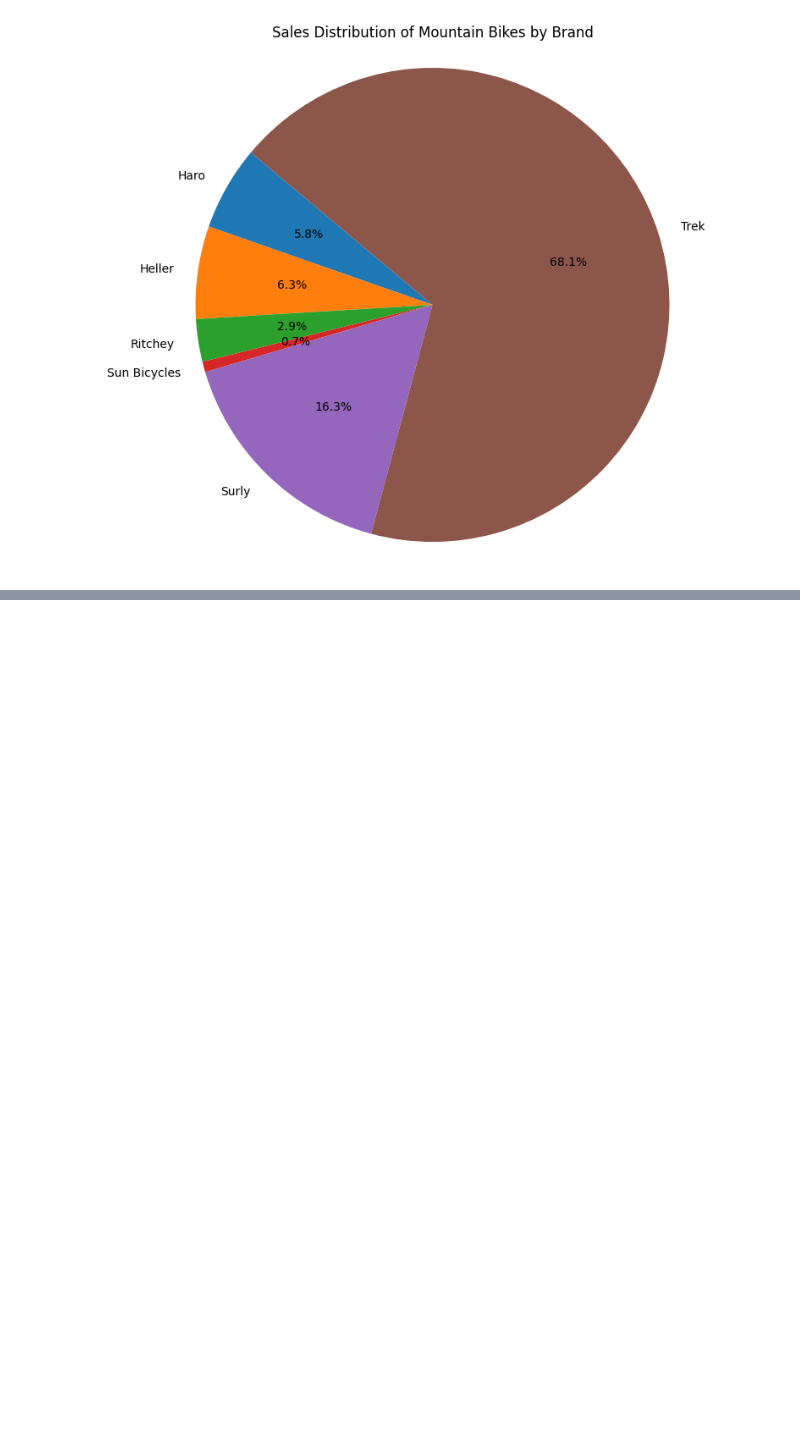
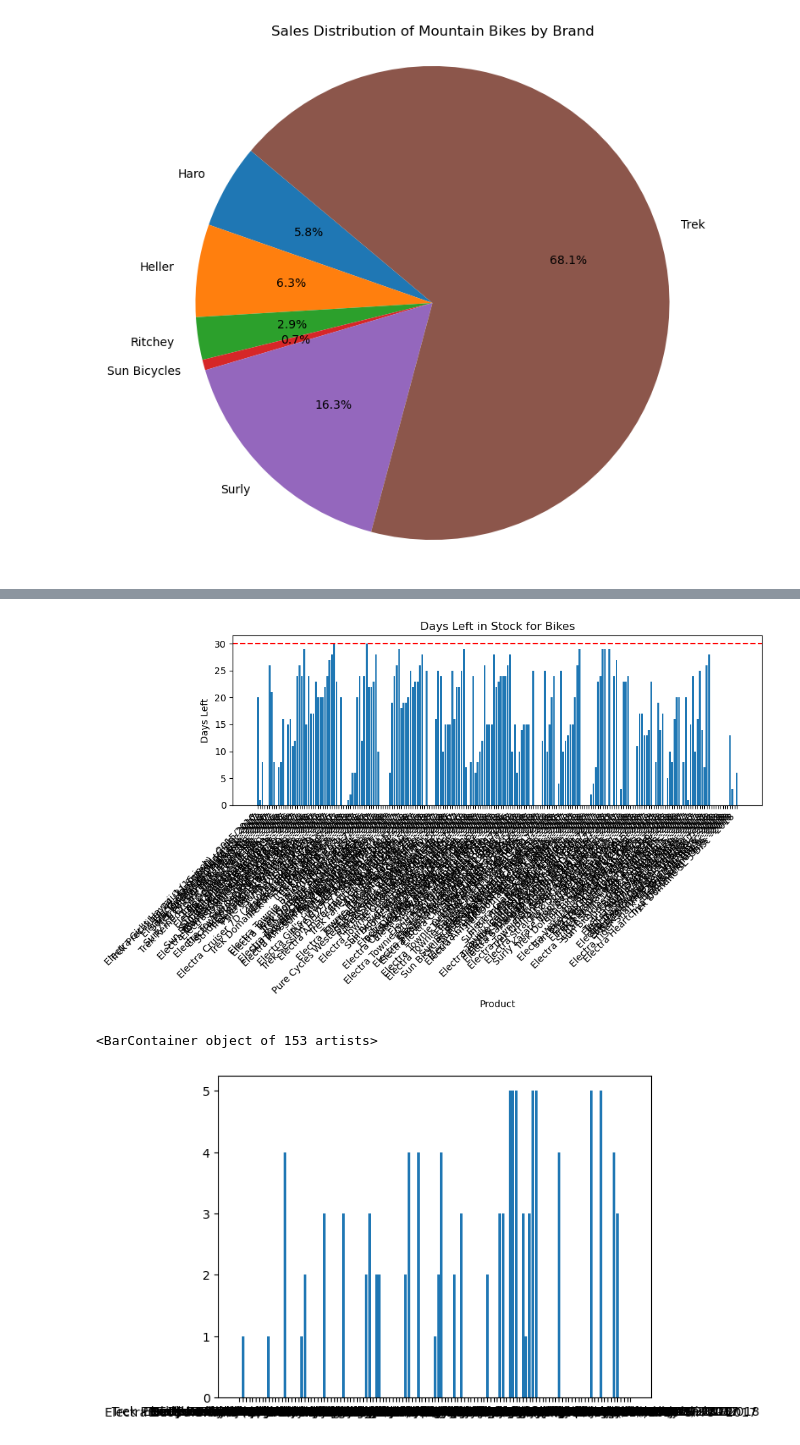
Before and after one commit to Thaddeusleewj/DENG_CA2, a Jupyter notebook: Insights.ipynb, the cells around one changed output, grey strips where cells are left out. Saved outputs shown, nothing was run; the diff lists cells and outputs as text; code cells hidden in the pictures; blank space fills up the shorter version.

```diff
--- a/Insights.ipynb
+++ b/Insights.ipynb
@@ -31,0 +73,18 @@ plt.show()
+# %%
+# Create a bar chart of Days Left for each product
+plt.figure(figsize=(10, 6))
+plt.bar(query3_data["product_name"], query3_data["Days Left til Sold Out"])
+plt.axhline(y=30, color='red', linestyle='--', label='Restock Threshold')
+plt.xlabel("Product")
+plt.ylabel("Days Left")
+plt.title("Days Left in Stock for Bikes")
+plt.xticks(rotation=45, ha="right")  # Rotate x-axis labels for better readability
+plt.tight_layout()
+plt.show()
+
+low_stock_products = query3_data[query3_data["Days Left til Sold Out"] <= 14]  # Adjust threshold as needed
+plt.bar(low_stock_products["product_name"], low_stock_products["Days Left til Sold Out"])
+# %% [output]
+[figure, added]
+<BarContainer object of 153 artists>
+[figure, added]
```
Also changed, not shown: parts of 2 cells of this notebook, 7 other files.
